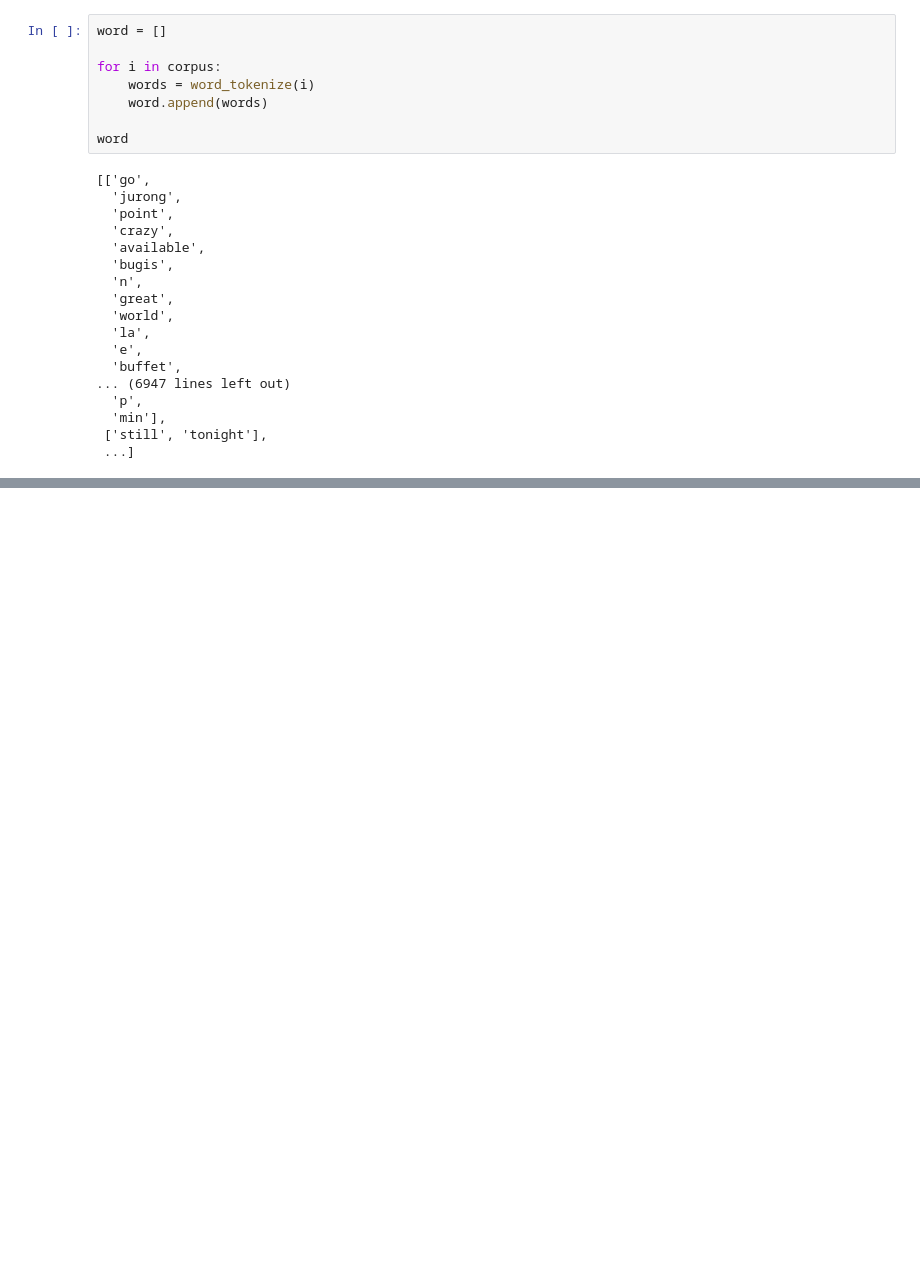
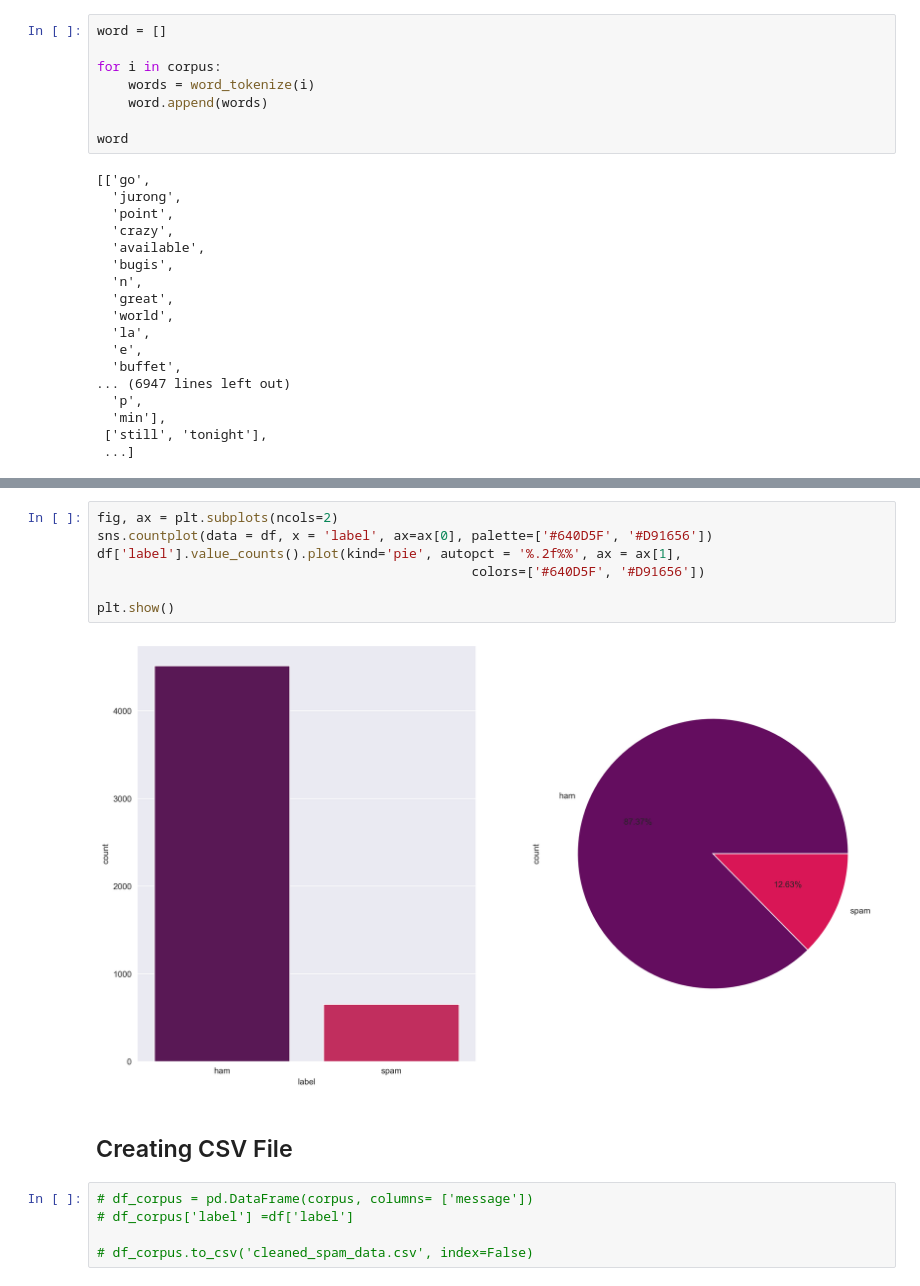
Before and after one commit to kunal-mallick/SMS_Spam_Detector, a Jupyter notebook: Data Preprocessing & EDA/Data Preprocessing & EDA.ipynb, the cells around one changed output, grey strips where cells are left out. Saved outputs shown, nothing was run; the diff lists cells and outputs as text; blank space fills up the shorter version.

```diff
--- a/Data Preprocessing & EDA/Data Preprocessing & EDA.ipynb
+++ b/Data Preprocessing & EDA/Data Preprocessing & EDA.ipynb
@@ -221,0 +237,16 @@ word
+# %%
+fig, ax = plt.subplots(ncols=2)
+sns.countplot(data = df, x = 'label', ax=ax[0], palette=['#640D5F', '#D91656'])
+df['label'].value_counts().plot(kind='pie', autopct = '%.2f%%', ax = ax[1],
+                                                colors=['#640D5F', '#D91656'])
+
+plt.show()
+# %% [output]
+[figure, added]
+# %% [markdown]
+## Creating CSV File
+# %%
+# df_corpus = pd.DataFrame(corpus, columns= ['message'])
+# df_corpus['label'] =df['label']
+
+# df_corpus.to_csv('cleaned_spam_data.csv', index=False)
```
Also changed, not shown: parts of 5 cells of this notebook, 2 other files.
